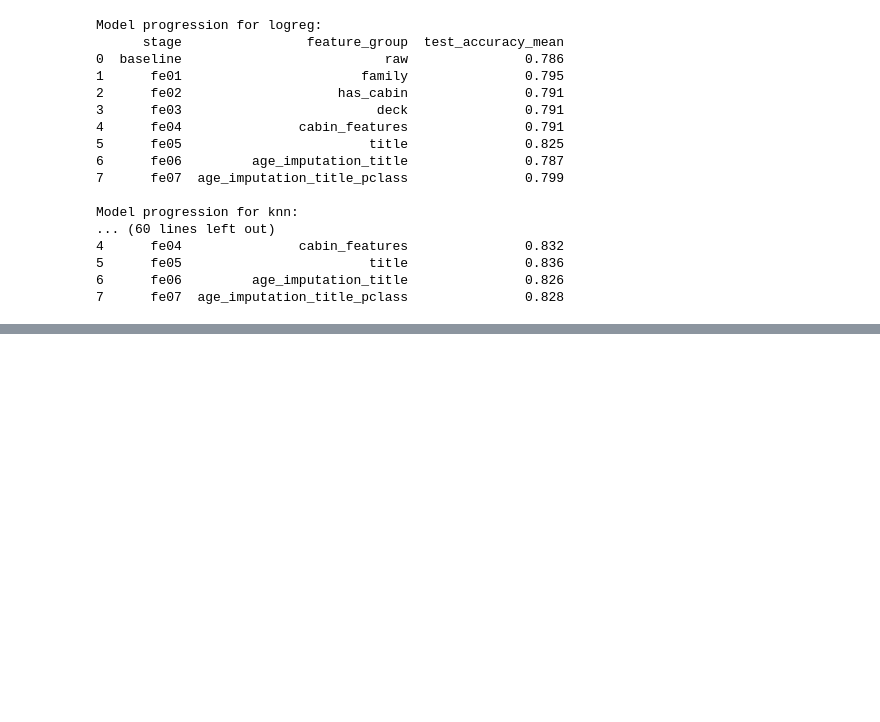
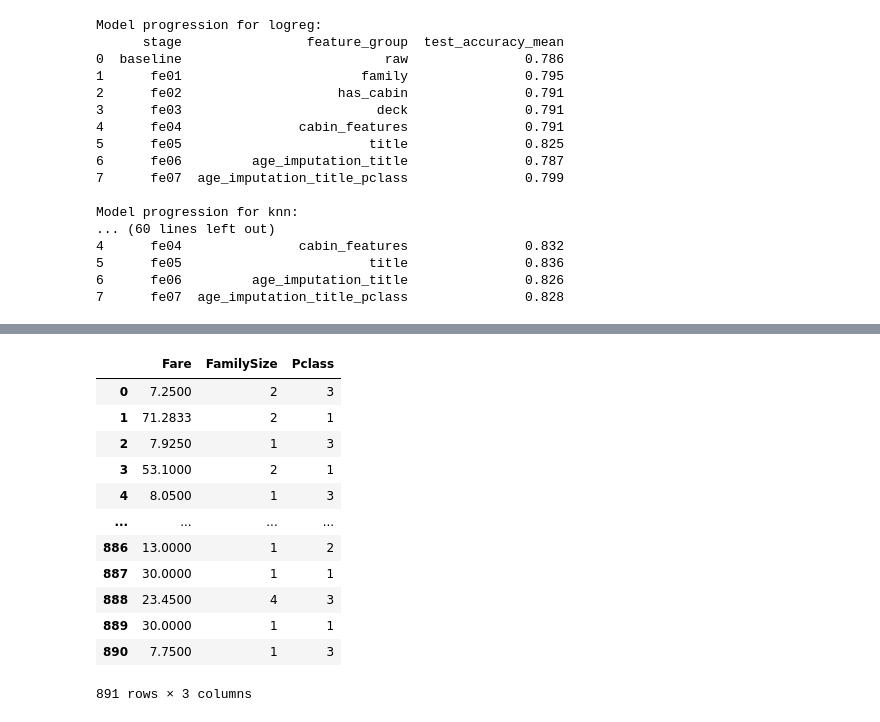
Before and after one commit to DerickRedDanger/Machine_learning, a Jupyter notebook: Titanic/notebooks/exploration.ipynb, the cells around one changed output, grey strips where cells are left out. Saved outputs shown, nothing was run; the diff lists cells and outputs as text; code cells hidden in the pictures; blank space fills up the shorter version.

```diff
--- a/Titanic/notebooks/exploration.ipynb
+++ b/Titanic/notebooks/exploration.ipynb
@@ -172,4 +169,7 @@ Model progression for knn:
 6      fe06         age_imputation_title               0.826
 7      fe07  age_imputation_title_pclass               0.828
 # %%
-# print(train_df)
+exp_df = train_df
+exp_df = add_family_features(train_df)
+
+print(exp_df)
@@ -175,0 +194,16 @@ Model progression for knn:
+# %%
+exp_df[['Fare','FamilySize', 'Pclass']]
+# %% [output]
+|  | Fare | FamilySize | Pclass |
+| 0 | 7.2500 | 2 | 3 |
+| 1 | 71.2833 | 2 | 1 |
+| 2 | 7.9250 | 1 | 3 |
+| 3 | 53.1000 | 2 | 1 |
+| 4 | 8.0500 | 1 | 3 |
+| ... | ... | ... | ... |
+| 886 | 13.0000 | 1 | 2 |
+| 887 | 30.0000 | 1 | 1 |
+| 888 | 23.4500 | 4 | 3 |
+| 889 | 30.0000 | 1 | 1 |
+| 890 | 7.7500 | 1 | 3 |
+891 rows × 3 columns
```
Also changed, not shown: parts of 7 cells of this notebook, 5 other files.
